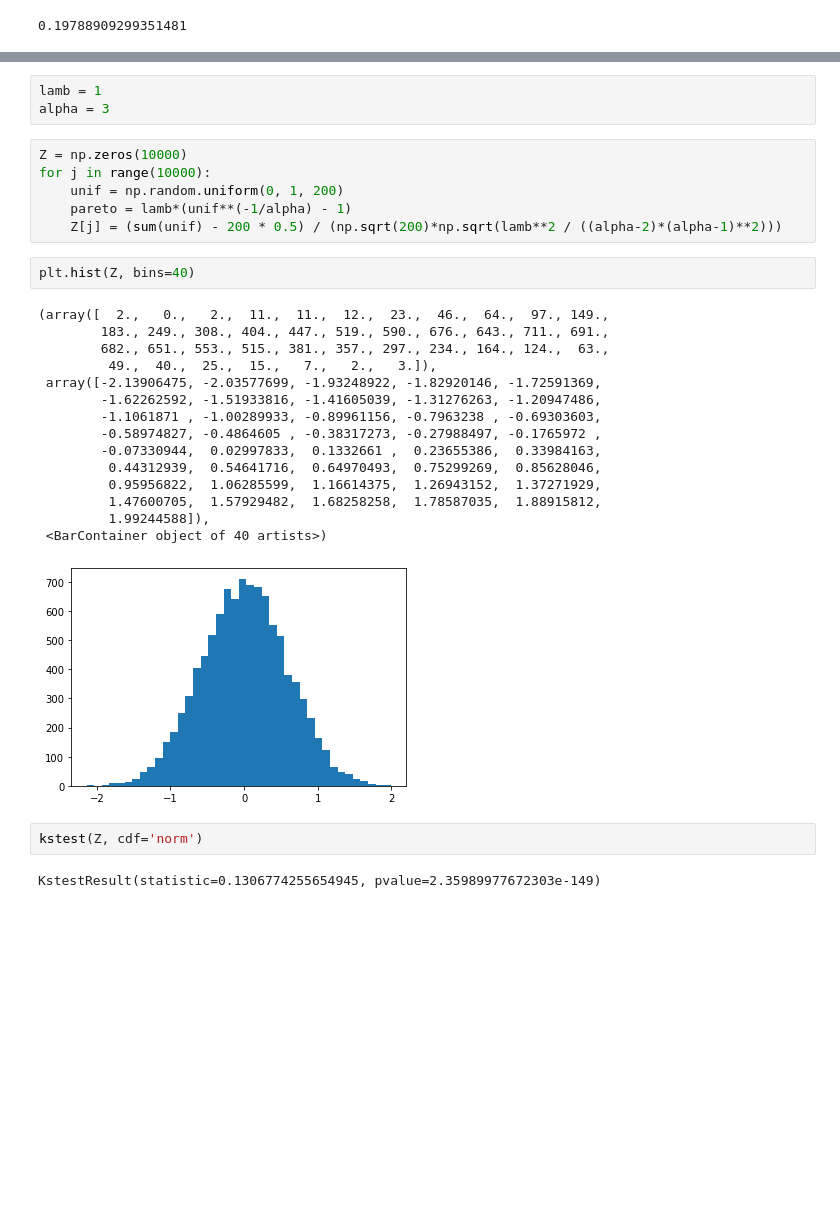
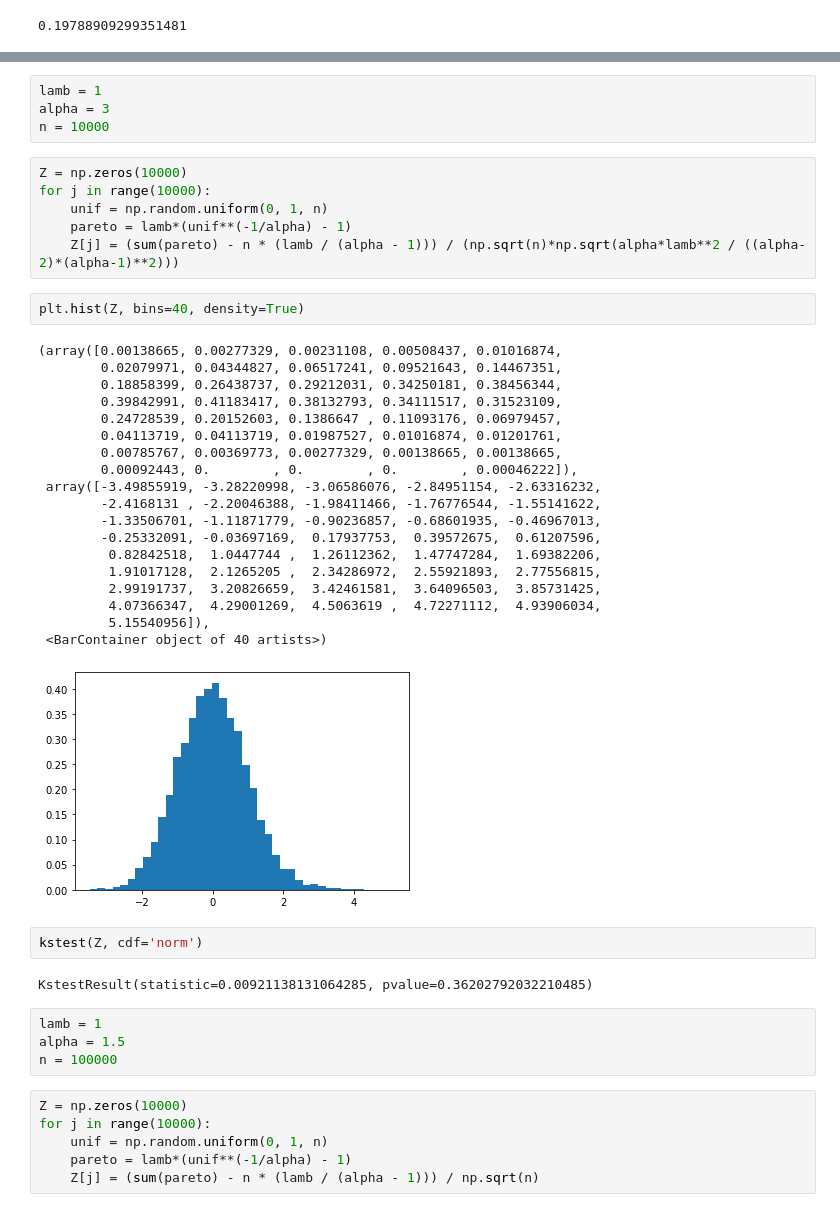
Before and after one commit to adamaj99pwr/CS-of-Stochastic-Processes, a Jupyter notebook: lab1.ipynb, the cells around one changed output, grey strips where cells are left out. Drawn from its saved outputs; the diff is of its cells as text; blank space fills up the shorter version.

```diff
--- a/lab1.ipynb
+++ b/lab1.ipynb
@@ -252,31 +254,46 @@ np.mean(KS)
 # %%
 lamb = 1
 alpha = 3
+n = 10000
 # %%
 Z = np.zeros(10000)
 for j in range(10000):
-    unif = np.random.uniform(0, 1, 200)
+    unif = np.random.uniform(0, 1, n)
     pareto = lamb*(unif**(-1/alpha) - 1)
-    Z[j] = (sum(unif) - 200 * 0.5) / (np.sqrt(200)*np.sqrt(lamb**2 / ((alpha-2)*(alpha-1)**2)))
+    Z[j] = (sum(pareto) - n * (lamb / (alpha - 1))) / (np.sqrt(n)*np.sqrt(alpha*lamb**2 / ((alpha-2)*(alpha-1)**2)))
 # %%
-plt.hist(Z, bins=40)
+plt.hist(Z, bins=40, density=True)
 # %% [output]
-(array([  2.,   0.,   2.,  11.,  11.,  12.,  23.,  46.,  64.,  97., 149.,
-        183., 249., 308., 404., 447., 519., 590., 676., 643., 711., 691.,
-        682., 651., 553., 515., 381., 357., 297., 234., 164., 124.,  63.,
-         49.,  40.,  25.,  15.,   7.,   2.,   3.]),
- array([-2.13906475, -2.03577699, -1.93248922, -1.82920146, -1.72591369,
-        -1.62262592, -1.51933816, -1.41605039, -1.31276263, -1.20947486,
-        -1.1061871 , -1.00289933, -0.89961156, -0.7963238 , -0.69303603,
-        -0.58974827, -0.4864605 , -0.38317273, -0.27988497, -0.1765972 ,
-        -0.07330944,  0.02997833,  0.1332661 ,  0.23655386,  0.33984163,
-         0.44312939,  0.54641716,  0.64970493,  0.75299269,  0.85628046,
-         0.95956822,  1.06285599,  1.16614375,  1.26943152,  1.37271929,
-         1.47600705,  1.57929482,  1.68258258,  1.78587035,  1.88915812,
-         1.99244588]),
+(array([0.00138665, 0.00277329, 0.00231108, 0.00508437, 0.01016874,
+        0.02079971, 0.04344827, 0.06517241, 0.09521643, 0.14467351,
+        0.18858399, 0.26438737, 0.29212031, 0.34250181, 0.38456344,
+        0.39842991, 0.41183417, 0.38132793, 0.34111517, 0.31523109,
+        0.24728539, 0.20152603, 0.1386647 , 0.11093176, 0.06979457,
+        0.04113719, 0.04113719, 0.01987527, 0.01016874, 0.01201761,
+        0.00785767, 0.00369773, 0.00277329, 0.00138665, 0.00138665,
+        0.00092443, 0.        , 0.        , 0.        , 0.00046222]),
+ array([-3.49855919, -3.28220998, -3.06586076, -2.84951154, -2.63316232,
+        -2.4168131 , -2.20046388, -1.98411466, -1.76776544, -1.55141622,
+        -1.33506701, -1.11871779, -0.90236857, -0.68601935, -0.46967013,
+        -0.25332091, -0.03697169,  0.17937753,  0.39572675,  0.61207596,
+         0.82842518,  1.0447744 ,  1.26112362,  1.47747284,  1.69382206,
+         1.91017128,  2.1265205 ,  2.34286972,  2.55921893,  2.77556815,
+         2.99191737,  3.20826659,  3.42461581,  3.64096503,  3.85731425,
+         4.07366347,  4.29001269,  4.5063619 ,  4.72271112,  4.93906034,
+         5.15540956]),
  <BarContainer object of 40 artists>)
-[figure, old version]
+[figure, new version]
 # %%
 kstest(Z, cdf='norm')
 # %% [output]
-KstestResult(statistic=0.1306774255654945, pvalue=2.35989977672303e-149)
+KstestResult(statistic=0.00921138131064285, pvalue=0.36202792032210485)
+# %%
+lamb = 1
+alpha = 1.5
+n = 100000
+# %%
+Z = np.zeros(10000)
+for j in range(10000):
+    unif = np.random.uniform(0, 1, n)
+    pareto = lamb*(unif**(-1/alpha) - 1)
+    Z[j] = (sum(pareto) - n * (lamb / (alpha - 1))) / np.sqrt(n)
```
Also changed, not shown: parts of 4 cells of this notebook, 1 other file.
